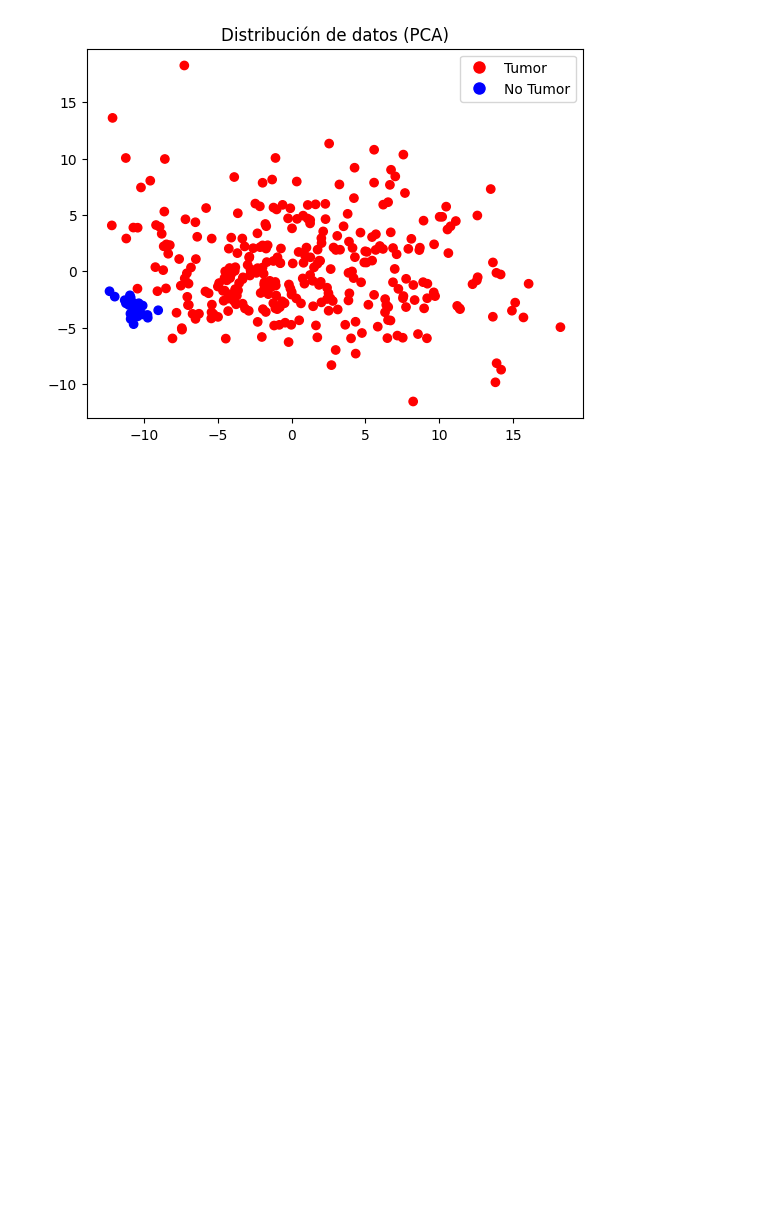
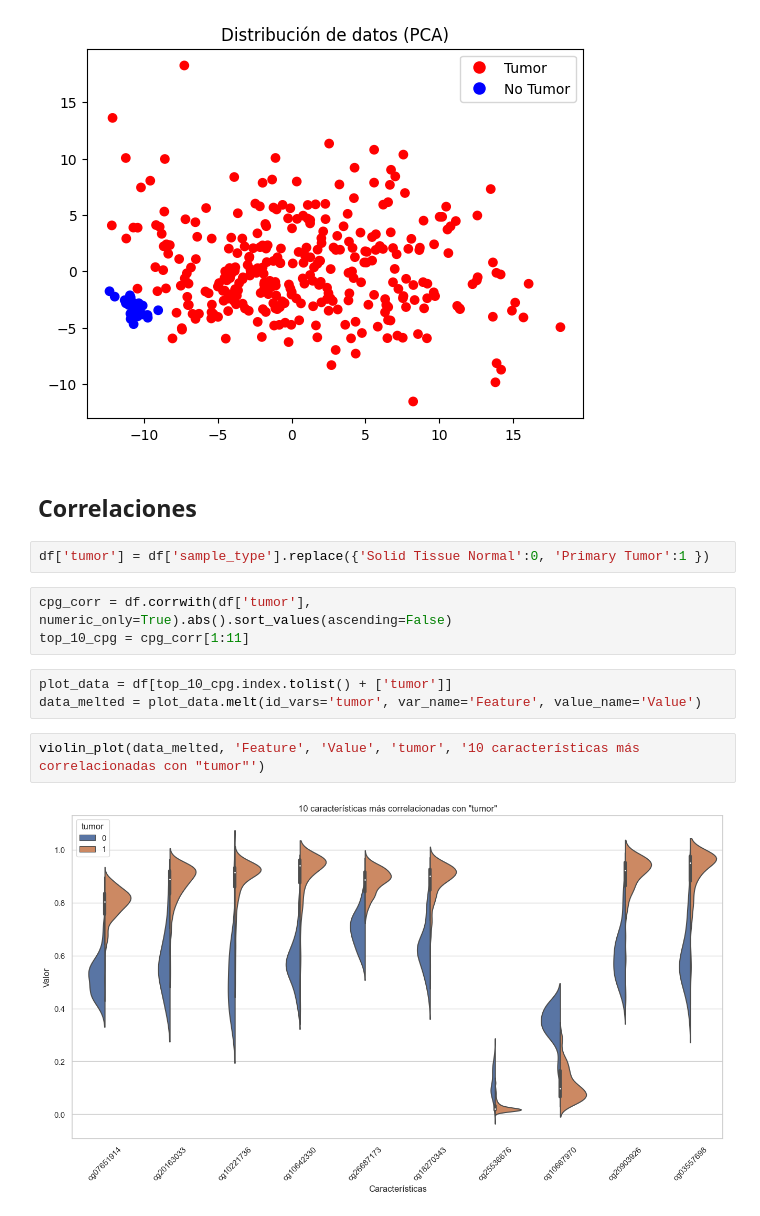
Before and after one commit to G-Urrea/Proyecto_Metilacion_ADN, a Jupyter notebook: notebooks/02-exploration_cpg.ipynb, the cells around one changed output. Drawn from its saved outputs; the diff is of its cells as text; blank space fills up the shorter version.

```diff
--- a/notebooks/02-exploration_cpg.ipynb
+++ b/notebooks/02-exploration_cpg.ipynb
@@ -118,3 +125,17 @@ plt.title('Distribución de datos (PCA)')
 plt.show()
 # %% [output]
 [figure]
+# %% [markdown]
+## Correlaciones
+# %%
+df['tumor'] = df['sample_type'].replace({'Solid Tissue Normal':0, 'Primary Tumor':1 })
+# %%
+cpg_corr = df.corrwith(df['tumor'], numeric_only=True).abs().sort_values(ascending=False)
+top_10_cpg = cpg_corr[1:11]
+# %%
+plot_data = df[top_10_cpg.index.tolist() + ['tumor']]
+data_melted = plot_data.melt(id_vars='tumor', var_name='Feature', value_name='Value')
+# %%
+violin_plot(data_melted, 'Feature', 'Value', 'tumor', '10 características más correlacionadas con "tumor"')
+# %% [output]
+[figure, added]
```
Also changed, not shown: parts of 2 cells of this notebook, 6 other files.
